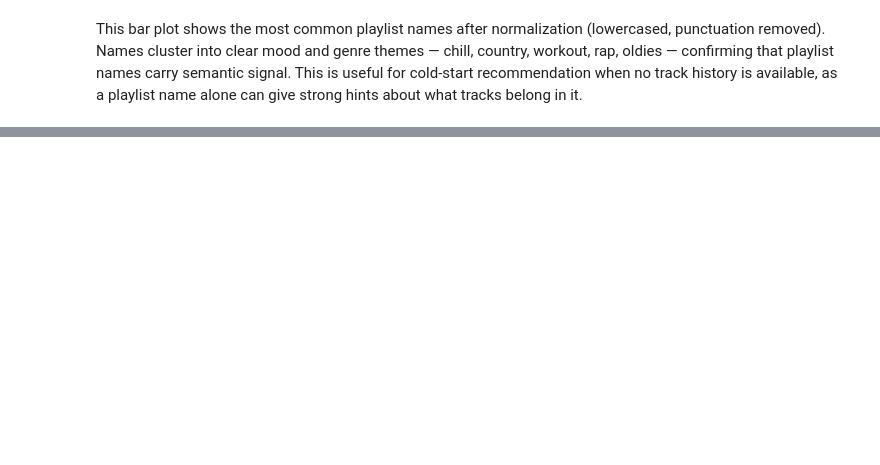
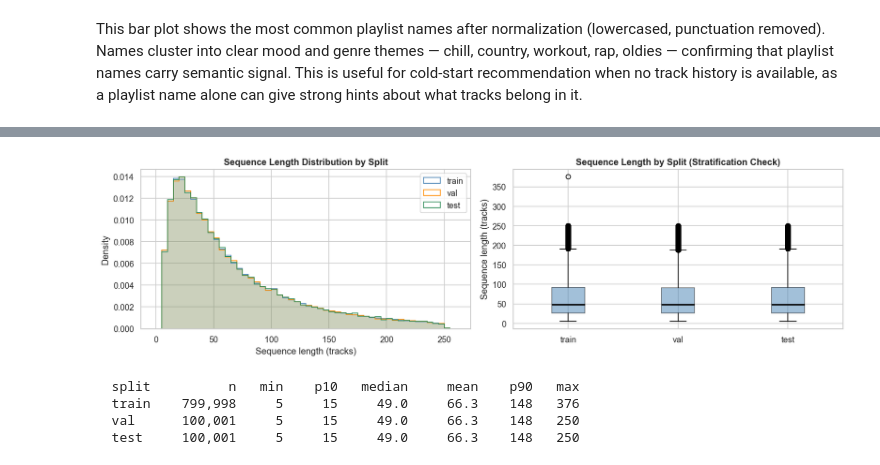
Before and after one commit to bioEdam/ISA-project, a Jupyter notebook: notebooks/EDA.ipynb, the cells around one changed output, grey strips where cells are left out. Cells and saved outputs as stored; diff of their text form; code cells hidden in the pictures; blank space fills up the shorter version.

```diff
--- a/notebooks/EDA.ipynb
+++ b/notebooks/EDA.ipynb
@@ -308,0 +353,47 @@ This bar plot shows the most common playlist names after normalization (lowercas
+# %%
+all_seqs = [
+    (train_seqs, 'train', 'steelblue'),
+    (val_seqs,   'val',   'darkorange'),
+    (test_seqs,  'test',  'seagreen'),
+]
+
+fig, axes = plt.subplots(1, 2, figsize=(14, 4))
+
+ax = axes[0]
+bins = np.linspace(0, 260, 53)
+for df, label, color in all_seqs:
+    ax.hist(df['seq_len'], bins=bins, density=True,
+            histtype='stepfilled', alpha=0.15, color=color)
+    ax.hist(df['seq_len'], bins=bins, density=True,
+            histtype='step', label=label, color=color, linewidth=1)
+ax.set_title('Sequence Length Distribution by Split', fontweight='bold')
+ax.set_xlabel('Sequence length (tracks)')
+ax.set_ylabel('Density')
+ax.legend()
+
+ax = axes[1]
+ax.boxplot(
+    [df['seq_len'] for df, *_ in all_seqs],
+    labels=['train', 'val', 'test'],
+    patch_artist=True,
+    boxprops=dict(facecolor='steelblue', alpha=0.5),
+    medianprops=dict(color='black', linewidth=2),
+)
+ax.set_title('Sequence Length by Split (Stratification Check)', fontweight='bold')
+ax.set_ylabel('Sequence length (tracks)')
+
+plt.tight_layout()
+plt.savefig(OUT / 'eda_seq_lengths.png', bbox_inches='tight')
+plt.show()
+
+print(f'  {"split":5s}  {"n":>9s}  {"min":>4s}  {"p10":>5s}  {"median":>7s}  {"mean":>7s}  {"p90":>5s}  {"max":>4s}')
+for df, label, _ in all_seqs:
+    s = df['seq_len']
+    print(f'  {label:5s}  {len(df):>9,}  {s.min():>4d}  {s.quantile(.10):>5.0f}  '
+          f'{s.median():>7.1f}  {s.mean():>7.1f}  {s.quantile(.90):>5.0f}  {s.max():>4d}')
+# %% [output]
+[figure, added]
+  split          n   min    p10   median     mean    p90   max
+  train    799,998     5     15     49.0     66.3    148   376
+  val      100,001     5     15     49.0     66.3    148   250
+  test     100,001     5     15     49.0     66.3    148   250
```
Also changed, not shown: parts of 25 cells of this notebook, 3 other files.
